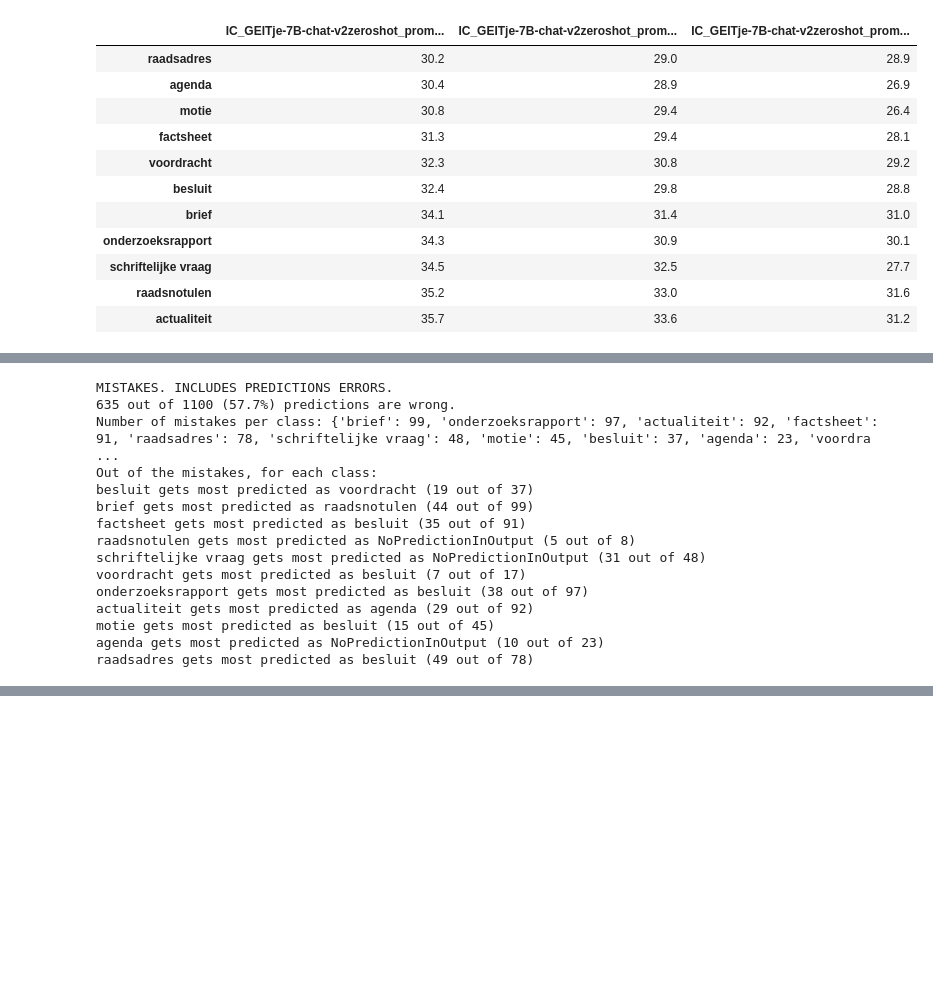
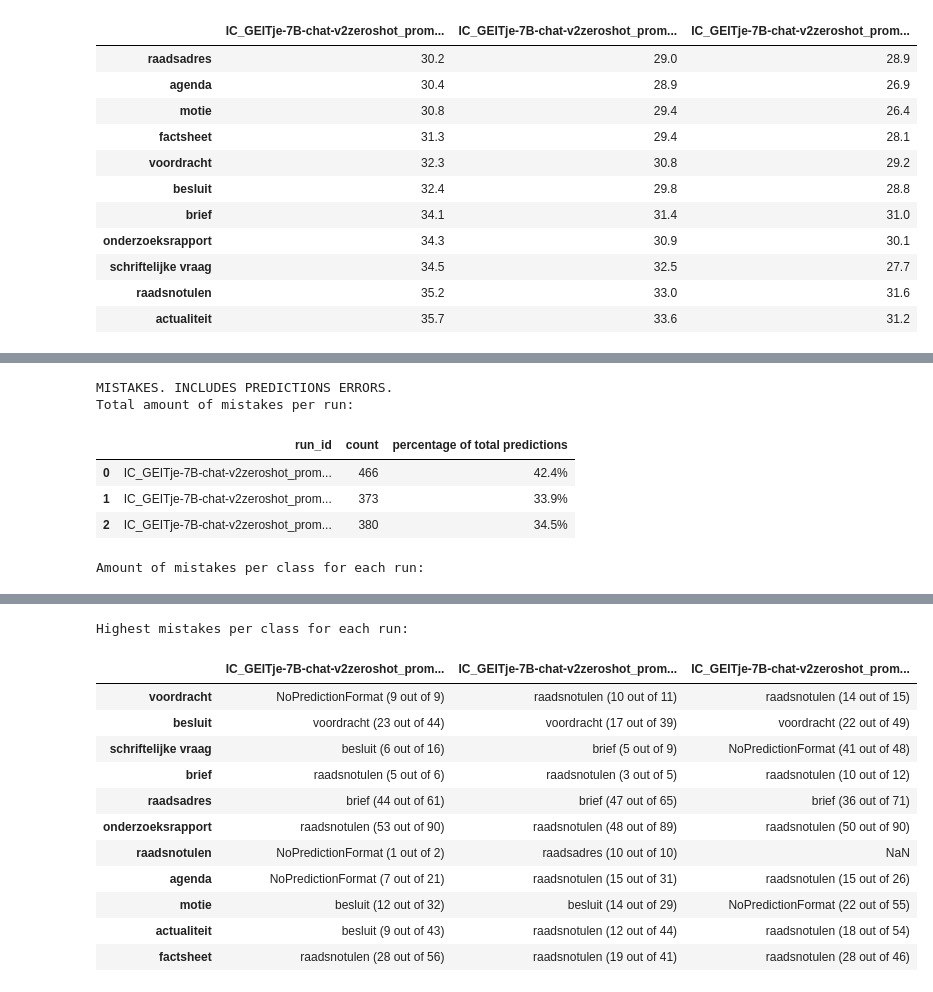
Before and after one commit to Amsterdam-Internships/document-classification-using-large-language-models, a Jupyter notebook: notebooks/PredictionAnalysis.ipynb, the cells around one changed output, grey strips where cells are left out. Saved outputs shown, nothing was run; the diff lists cells and outputs as text; code cells hidden in the pictures; blank space fills up the shorter version.

Commit message:
update prediction analysis, edit mistakes

```diff
--- a/notebooks/PredictionAnalysis.ipynb
+++ b/notebooks/PredictionAnalysis.ipynb
@@ -306,18 +352,10 @@ Amount of errors type per class per run:
 # %%
-mistakes(predictions, False)
+mistakes(combined, False)
 # %% [output]
 MISTAKES. INCLUDES PREDICTIONS ERRORS.
-635 out of 1100 (57.7%) predictions are wrong.
-Number of mistakes per class: {'brief': 99, 'onderzoeksrapport': 97, 'actualiteit': 92, 'factsheet': 91, 'raadsadres': 78, 'schriftelijke vraag': 48, 'motie': 45, 'besluit': 37, 'agenda': 23, 'voordra ...
-Out of the mistakes, for each class:
-besluit gets most predicted as voordracht (19 out of 37)
-brief gets most predicted as raadsnotulen (44 out of 99)
-factsheet gets most predicted as besluit (35 out of 91)
-raadsnotulen gets most predicted as NoPredictionInOutput (5 out of 8)
-schriftelijke vraag gets most predicted as NoPredictionInOutput (31 out of 48)
-voordracht gets most predicted as besluit (7 out of 17)
-onderzoeksrapport gets most predicted as besluit (38 out of 97)
-actualiteit gets most predicted as agenda (29 out of 92)
-motie gets most predicted as besluit (15 out of 45)
-agenda gets most predicted as NoPredictionInOutput (10 out of 23)
-raadsadres gets most predicted as besluit (49 out of 78)
+Total amount of mistakes per run:
+|  | run_id | count | percentage of total predictions |
+| 0 | IC_GEITje-7B-chat-v2zeroshot_prom... | 466 | 42.4% |
+| 1 | IC_GEITje-7B-chat-v2zeroshot_prom... | 373 | 33.9% |
+| 2 | IC_GEITje-7B-chat-v2zeroshot_prom... | 380 | 34.5% |
+Amount of mistakes per class for each run:
@@ -323,0 +366,13 @@ raadsadres gets most predicted as besluit (49 out of 78)
+Highest mistakes per class for each run:
+|  | IC_GEITje-7B-chat-v2zeroshot_prom... | IC_GEITje-7B-chat-v2zeroshot_prom... | IC_GEITje-7B-chat-v2zeroshot_prom... |
+| voordracht | NoPredictionFormat (9 out of 9) | raadsnotulen (10 out of 11) | raadsnotulen (14 out of 15) |
+| besluit | voordracht (23 out of 44) | voordracht (17 out of 39) | voordracht (22 out of 49) |
+| schriftelijke vraag | besluit (6 out of 16) | brief (5 out of 9) | NoPredictionFormat (41 out of 48) |
+| brief | raadsnotulen (5 out of 6) | raadsnotulen (3 out of 5) | raadsnotulen (10 out of 12) |
+| raadsadres | brief (44 out of 61) | brief (47 out of 65) | brief (36 out of 71) |
+| onderzoeksrapport | raadsnotulen (53 out of 90) | raadsnotulen (48 out of 89) | raadsnotulen (50 out of 90) |
+| raadsnotulen | NoPredictionFormat (1 out of 2) | raadsadres (10 out of 10) | NaN |
+| agenda | NoPredictionFormat (7 out of 21) | raadsnotulen (15 out of 31) | raadsnotulen (15 out of 26) |
+| motie | besluit (12 out of 32) | besluit (14 out of 29) | NoPredictionFormat (22 out of 55) |
+| actualiteit | besluit (9 out of 43) | raadsnotulen (12 out of 44) | raadsnotulen (18 out of 54) |
+| factsheet | raadsnotulen (28 out of 56) | raadsnotulen (19 out of 41) | raadsnotulen (28 out of 46) |
```
Also changed, not shown: parts of 2 cells of this notebook, 3 other files.
